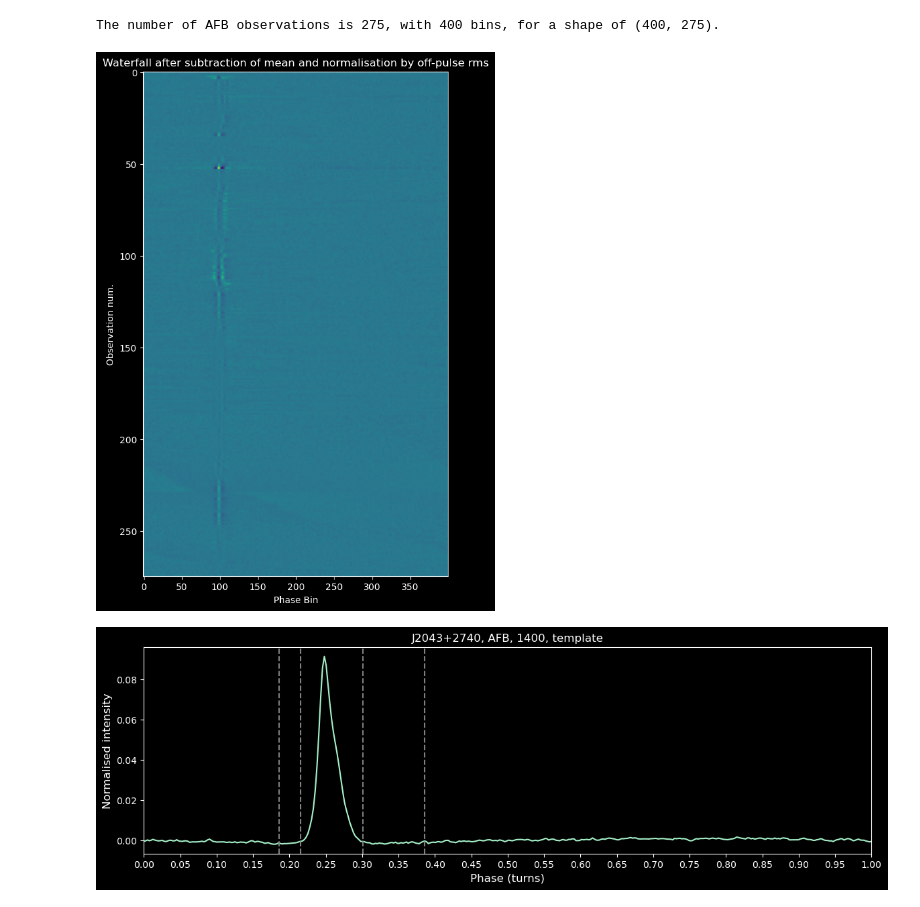
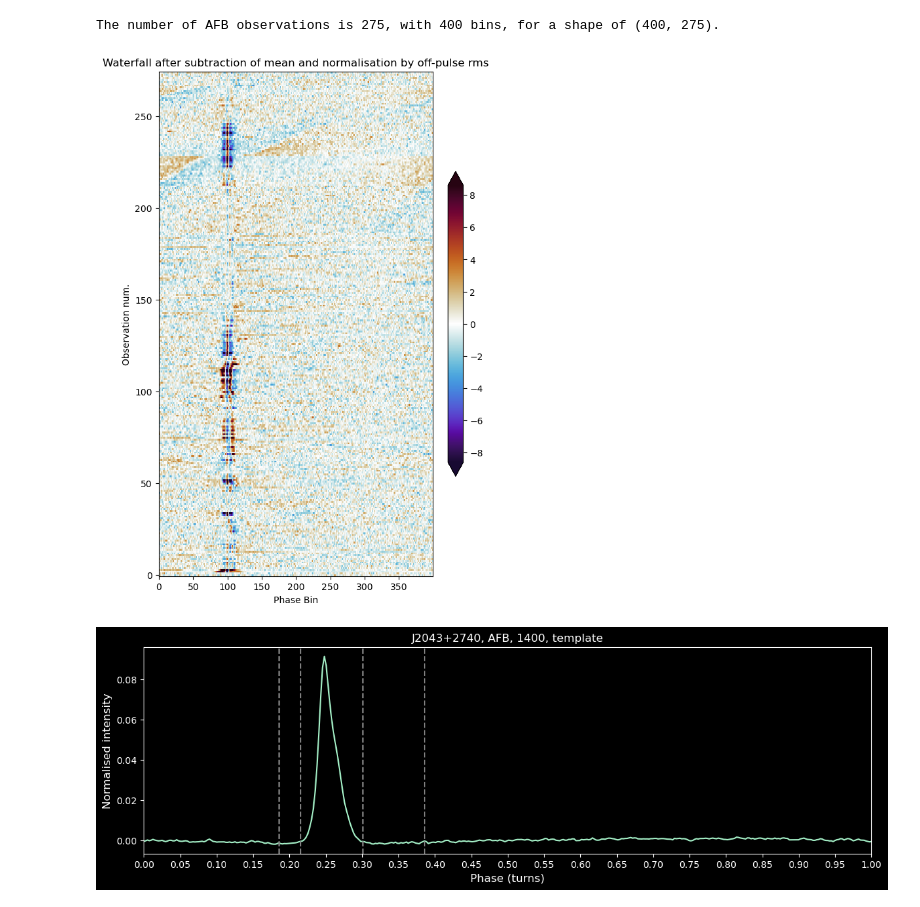
Before and after one commit to respiewak/psr_prof_pca, a Jupyter notebook: step_2_profile_pca.ipynb, the cells around one changed output. Cells and saved outputs as stored; diff of their text form; code cells hidden in the pictures.

Commit message:
Minor improvements to the waterfall (subtracted and normalised) plot

```diff
--- a/step_2_profile_pca.ipynb
+++ b/step_2_profile_pca.ipynb
@@ -112,27 +112,43 @@ if exist_BE and np.any(sorted(BE_mjds_new) != BE_mjds_new):
 # %%
 # Mike's alignment function # Been moved to the step_1 alignment function
 if exist_BE:
     #plt.plot(BE_aligned[:,100])
     #BE_aligned = psrcelery.data.align_and_scale(BE_aligned.T, BE_temp, nharm='auto').T
     #plt.plot(BE_aligned[:,100])
     #plt.show()
 
     BE_off, _ = _find_off_pulse(BE_temp)
     BE_offrms = np.std(BE_aligned[BE_off,:], axis=0)
     BE_aligned = (BE_aligned.T - BE_temp).T/BE_offrms
     #plt.plot(BE_aligned[:,100])
     #plt.show()
     with plt.style.context(plot_style):
         plt.clf()
         fig = plt.figure(num=1)
+        if use_bk_bgd:
+            cmap2 = cmr.iceburn
+        else:
+            cmap2 = cmr.fusion_r
+
         fig.set_size_inches(6, 10)
-        plt.imshow(BE_aligned.T, aspect='auto')
+        vmax = np.percentile(abs(BE_aligned), 99.875)
+        vmin = -vmax
+        if vmin > np.min(BE_aligned) and vmax < np.max(BE_aligned):
+            extend = 'both'
+        elif vmin > np.min(BE_aligned):
+            extend = 'min'
+        elif vmax < np.max(BE_aligned):
+            extend = 'max'
+
+        p = plt.imshow(BE_aligned.T, vmin=vmin, vmax=vmax, cmap=cmap2,
+                       origin='lower', aspect='auto', interpolation='nearest')
+        fig.colorbar(p, extend=extend, fraction=0.05)
         plt.ylabel('Observation num.')
         plt.xlabel('Phase Bin')
         plt.title('Waterfall after subtraction of mean and normalisation by off-pulse rms')
         plt.show()
 # %% [output]
-[figure, old version]
+[figure, new version]
 # %%
 # Try to set the phase cuts automatically
 nbin = len(BE_temp)
```
Also changed, not shown: 2 other files.
